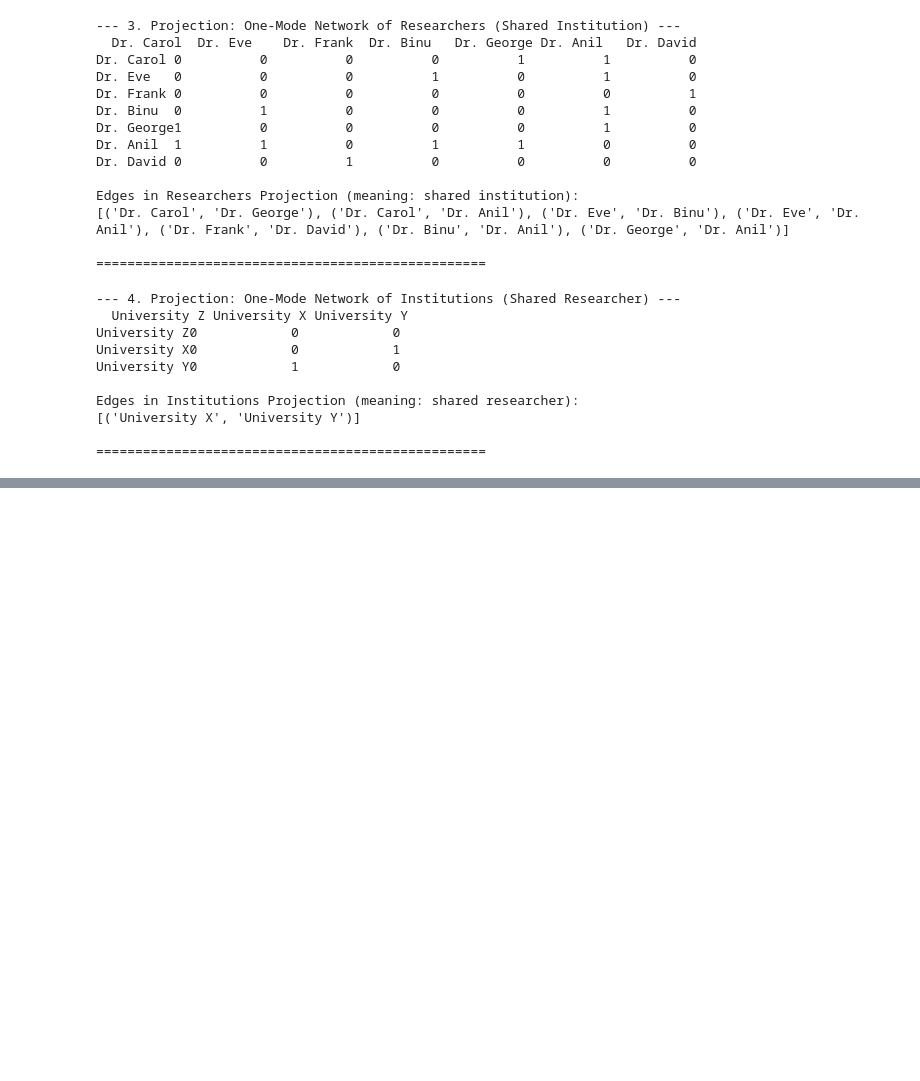
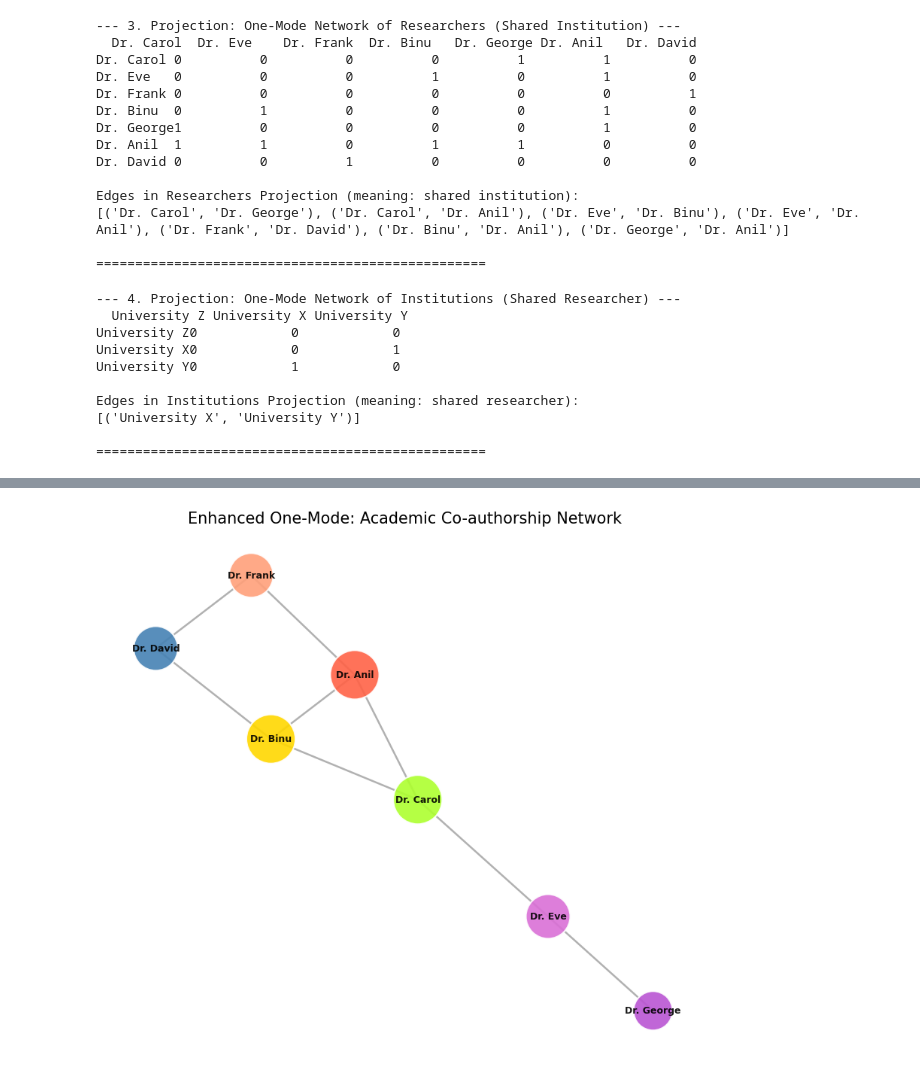
Before and after one commit to AyushRawat-ghost/Machine-Learning, a Jupyter notebook: Ntwk Analysis/Practicals (Code)/Pract2/academic_network_analysis.ipynb, the cells around one changed output, grey strips where cells are left out. Saved outputs shown, nothing was run; the diff lists cells and outputs as text; code cells hidden in the pictures; blank space fills up the shorter version.

```diff
--- a/Ntwk Analysis/Practicals (Code)/Pract2/academic_network_analysis.ipynb
+++ b/Ntwk Analysis/Practicals (Code)/Pract2/academic_network_analysis.ipynb
@@ -268,0 +221,87 @@ Network visualizations displayed.
+# %%
+import random
+
+print("Generating enhanced network visualizations (may open multiple plot windows)...")
+
+# --- One-Mode (Co-authorship) Network Visualization Enhancement ---
+plt.figure(figsize=(8, 7))
+
+# Define a palette for co-authorship nodes
+coauthor_colors = [
+    '#FF6347', '#FFD700', '#ADFF2F', '#4682B4', '#DA70D6',
+    '#FFA07A', '#BA55D3', '#7B68EE', '#00CED1', '#F08080'
+]
+# Assign colors dynamically
+coauthor_node_color_list = [coauthor_colors[i % len(coauthor_colors)] for i, node in enumerate(G_coauthorship.nodes())]
+
+# Node sizes based on degree for co-authorship
+coauthor_node_sizes = [G_coauthorship.degree(node) * 400 + 1000 for node in G_coauthorship.nodes()]
+
+pos_coauthors = nx.spring_layout(G_coauthorship, k=0.4, iterations=50, seed=42) # Adjust k and iterations
+
+nx.draw(G_coauthorship, pos_coauthors,
+        with_labels=True,
+        node_color=coauthor_node_color_list,
+        node_size=coauthor_node_sizes,
+        alpha=0.9,
+        edgecolors='white',
+        linewidths=1.5,
+        edge_color='#A9A9A9',
+        width=1.8,
+        style='solid',
+        font_size=9,
+        font_color='black',
+        font_weight='bold'
+       )
+plt.title("Enhanced One-Mode: Academic Co-authorship Network", fontsize=15)
+plt.show()
+
+# --- Two-Mode (University-Affiliation) Network Visualization Enhancement ---
+plt.figure(figsize=(10, 8))
+
+# Define distinct colors for persons and institutions
+person_node_color = '#6495ED'
+institution_node_color = '#3CB371'
+
+# Node sizes for bipartite graph (can still be based on degree or just fixed larger)
+person_node_sizes = [G_affiliation.degree(node) * 200 + 1000 for node in persons_set]
+institution_node_sizes = [G_affiliation.degree(node) * 200 + 1000 for node in institutions_set]
+
+# Use bipartite_layout to clearly separate the two types of nodes
+pos_bipartite = nx.bipartite_layout(G_affiliation, persons_set)
+
+# Draw persons nodes
+nx.draw_networkx_nodes(G_affiliation, pos_bipartite,
+                       nodelist=persons_set,
+                       node_color=person_node_color,
+                       node_size=person_node_sizes,
+                       alpha=0.9, edgecolors='white', linewidths=1.5)
+
+# Draw institutions nodes
+nx.draw_networkx_nodes(G_affiliation, pos_bipartite,
+                       nodelist=institutions_set,
+                       node_color=institution_node_color,
+                       node_size=institution_node_sizes,
+                       alpha=0.9, edgecolors='white', linewidths=1.5)
+
+# Draw edges
+nx.draw_networkx_edges(G_affiliation, pos_bipartite,
+                      edge_color='#808080', # Slightly darker gray edges
+                      width=1.5, # Thicker edges
+                      alpha=0.7, style='solid')
+
+# Draw labels
+nx.draw_networkx_labels(G_affiliation, pos_bipartite, font_size=9, font_color='black', font_weight='bold')
+
+# Create a custom legend using matplotlib.patches
+from matplotlib.lines import Line2D
+legend_elements = [
+    Line2D([0], [0], marker='o', color='w', label='Researchers',
+           markerfacecolor=person_node_color, markersize=10),
+    Line2D([0], [0], marker='o', color='w', label='Institutions',
+           markerfacecolor=institution_node_color, markersize=10)
+]
+plt.legend(handles=legend_elements, loc='upper left', bbox_to_anchor=(1.0, 0.98), title="Node Types")
+
+plt.title("Enhanced Two-Mode: University-Affiliation Network", fontsize=15)
+# %% [output]
@@ -268,0 +309 @@ Network visualizations displayed.
+[figure, added]
```
Also changed, not shown: parts of 2 cells of this notebook, 5 other files.
